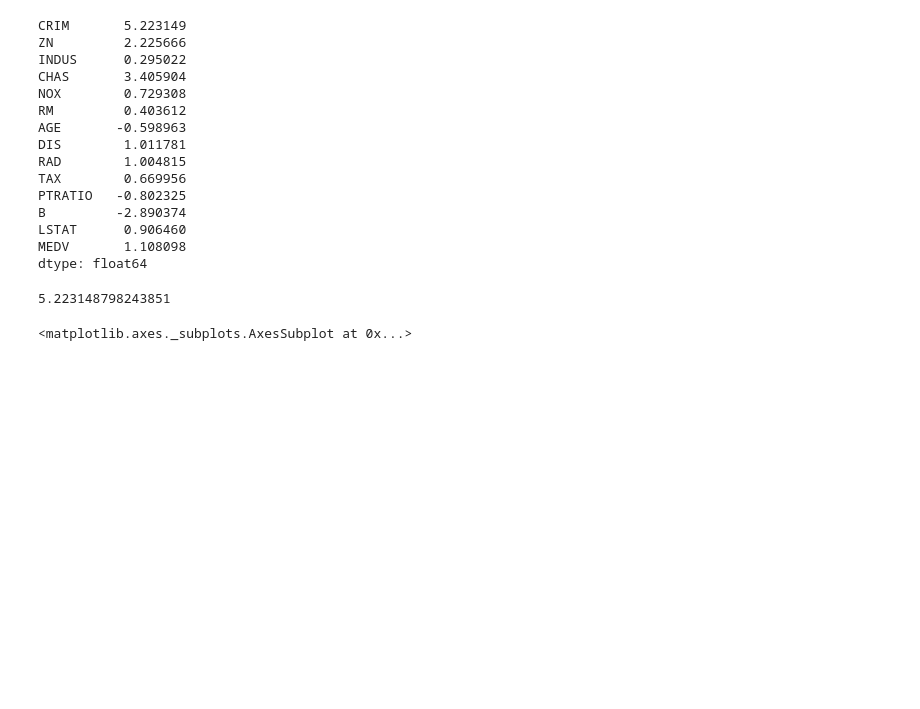
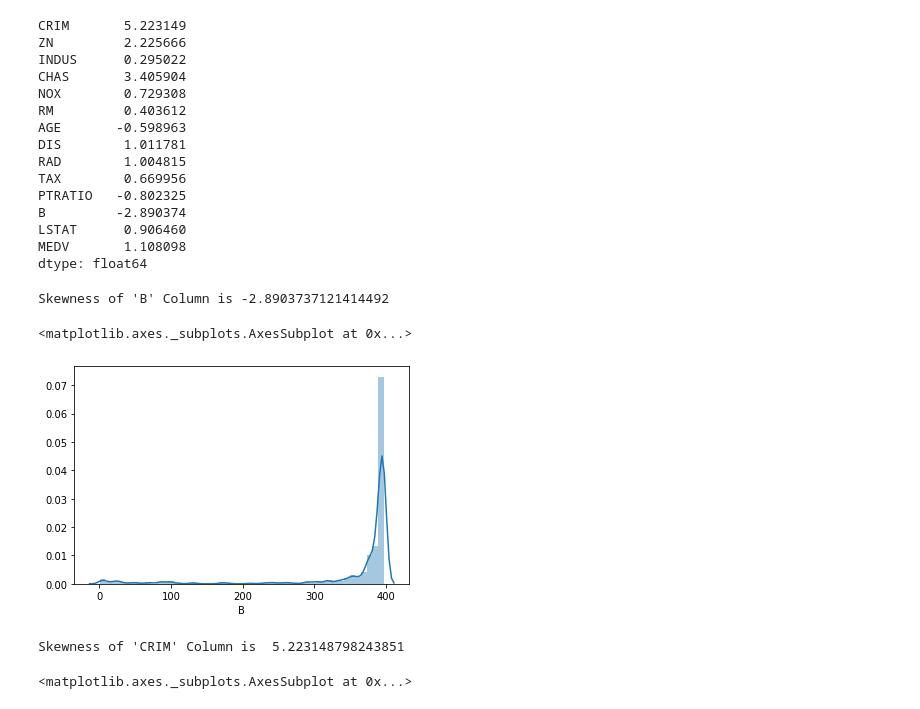
Before and after one commit to sandipanpaul21/Machine-Learning-in-Python-Code, a Jupyter notebook: 02_Univariate_Analysis.ipynb, the cells around one changed output. Drawn from its saved outputs; the diff is of its cells as text; code cells hidden in the pictures; blank space fills up the shorter version.

```diff
--- a/02_Univariate_Analysis.ipynb
+++ b/02_Univariate_Analysis.ipynb
@@ -492,13 +523,29 @@ B         -2.890374
 LSTAT      0.906460
 MEDV       1.108098
 dtype: float64
+# %%
+# Randomly take one variable
+print("Skewness of 'B' Column is",boston_pd['B'].skew())
+
+# Inference : -2.89 which is highly skewed. Use Transformation to remove the skewness
+# %% [output]
+Skewness of 'B' Column is -2.8903737121414492
+# %%
+# Plot the "B" variable
+sns.distplot(boston_pd['B'])
+
+# Inference - Left Skewed
+# %% [output]
+<matplotlib.axes._subplots.AxesSubplot at 0x...>
+[figure, added]
 # %%
-# Check for one variable
-boston_pd['CRIM'].skew()
+# Check for another one variable
+print("Skewness of 'CRIM' Column is ",boston_pd['CRIM'].skew())
 
-# 5.22 which is highly skewed. Use transformation - 1. Log  2. Square Root  3. Box Cox
+# Inference : 5.22 which is highly skewed.
+# Use transformation - 1. Log  2. Square Root  3. Box Cox
 # %% [output]
-5.223148798243851
+Skewness of 'CRIM' Column is  5.223148798243851
 # %%
 # Plot the Skewness
 sns.distplot(boston_pd['CRIM'])
```
Also changed, not shown: parts of 23 cells of this notebook.
